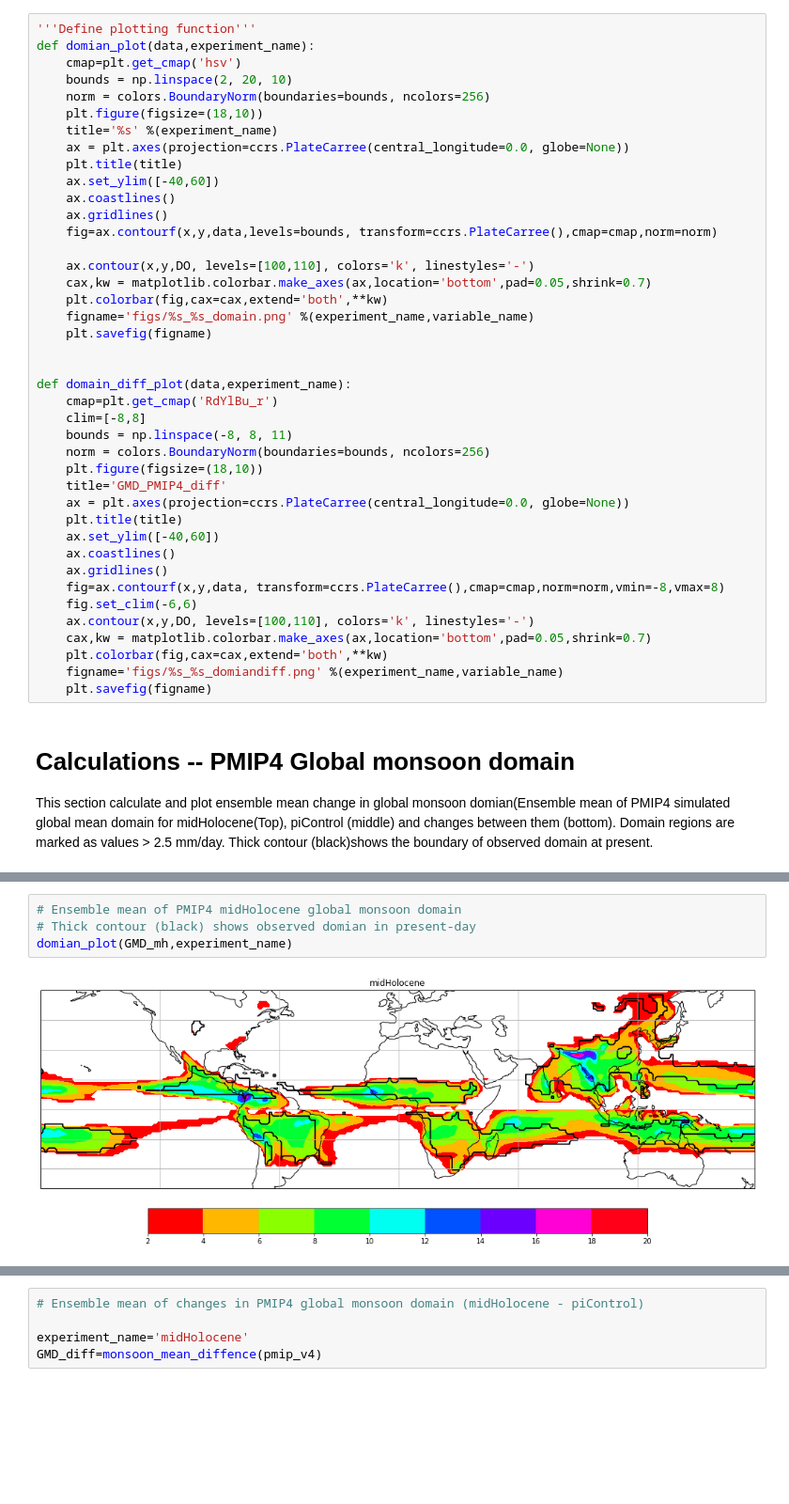
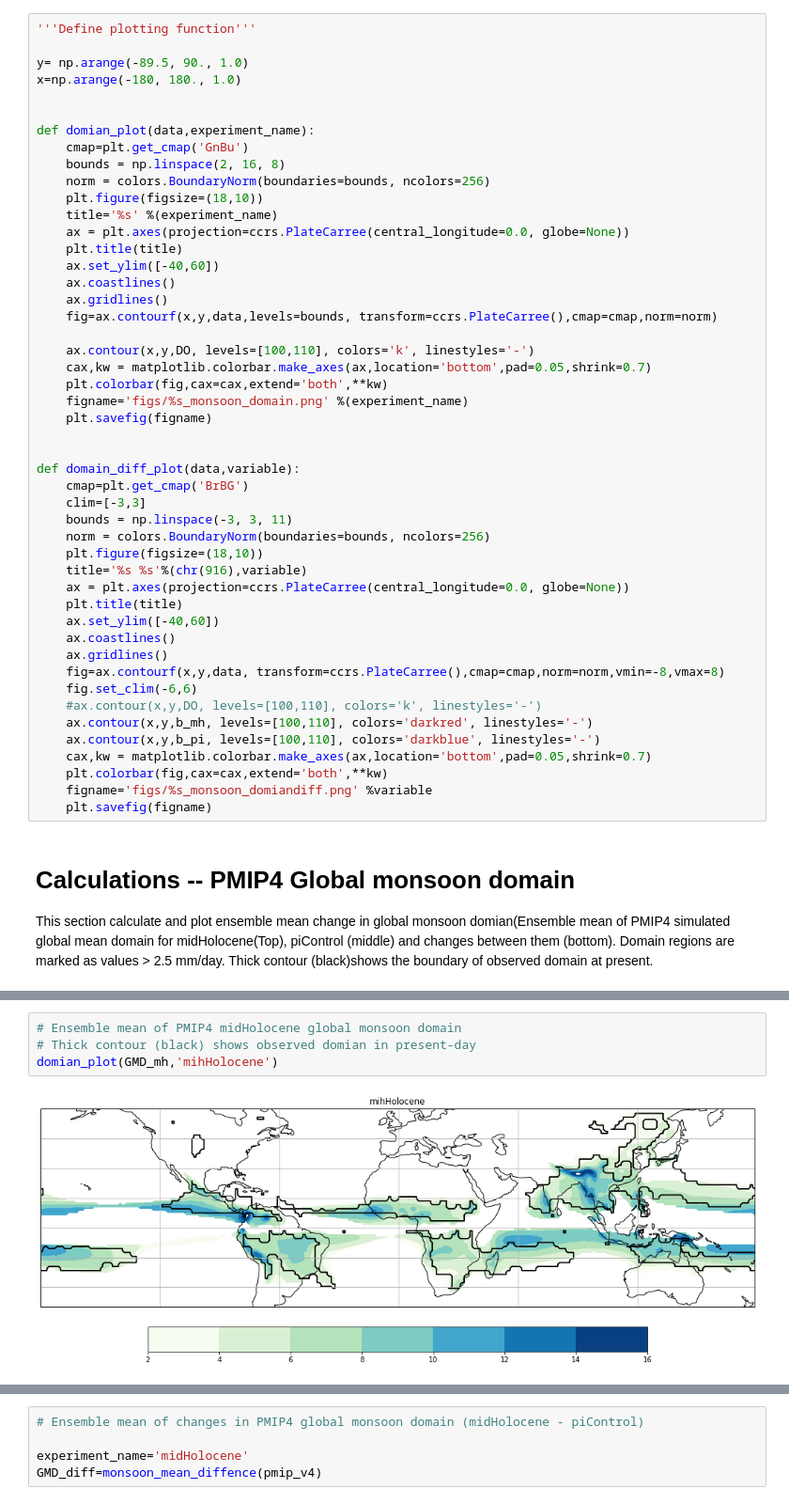
Before and after one commit to ucfahao/PMIP4-midHolocene, a Jupyter notebook: notebooks/PMIP4_MH_monsoon.ipynb, the cells around one changed output, grey strips where cells are left out. Shown at 94% size. Cells and saved outputs as stored; diff of their text form; blank space fills up the shorter version.

```diff
--- a/notebooks/PMIP4_MH_monsoon.ipynb
+++ b/notebooks/PMIP4_MH_monsoon.ipynb
@@ -289,8 +209,13 @@ def monsoon_mean_diffence(pmip_v):
 # %%
 '''Define plotting function'''
+
+y= np.arange(-89.5, 90., 1.0)
+x=np.arange(-180, 180., 1.0)
+
+
 def domian_plot(data,experiment_name):
-    cmap=plt.get_cmap('hsv')
-    bounds = np.linspace(2, 20, 10)
+    cmap=plt.get_cmap('GnBu')
+    bounds = np.linspace(2, 16, 8)
     norm = colors.BoundaryNorm(boundaries=bounds, ncolors=256)
     plt.figure(figsize=(18,10))
     title='%s' %(experiment_name)
@@ -304,17 +229,17 @@ def domian_plot(data,experiment_name):
     ax.contour(x,y,DO, levels=[100,110], colors='k', linestyles='-')
     cax,kw = matplotlib.colorbar.make_axes(ax,location='bottom',pad=0.05,shrink=0.7)
     plt.colorbar(fig,cax=cax,extend='both',**kw)
-    figname='figs/%s_%s_domain.png' %(experiment_name,variable_name)
+    figname='figs/%s_monsoon_domain.png' %(experiment_name)
     plt.savefig(figname)
 
 
-def domain_diff_plot(data,experiment_name):
-    cmap=plt.get_cmap('RdYlBu_r')
-    clim=[-8,8]
-    bounds = np.linspace(-8, 8, 11)
+def domain_diff_plot(data,variable):
+    cmap=plt.get_cmap('BrBG')
+    clim=[-3,3]
+    bounds = np.linspace(-3, 3, 11)
     norm = colors.BoundaryNorm(boundaries=bounds, ncolors=256)
     plt.figure(figsize=(18,10))
-    title='GMD_PMIP4_diff'
+    title='%s %s'%(chr(916),variable)
     ax = plt.axes(projection=ccrs.PlateCarree(central_longitude=0.0, globe=None))
     plt.title(title)
     ax.set_ylim([-40,60])
@@ -322,10 +247,12 @@ def domain_diff_plot(data,experiment_name):
     ax.gridlines()
     fig=ax.contourf(x,y,data, transform=ccrs.PlateCarree(),cmap=cmap,norm=norm,vmin=-8,vmax=8)
     fig.set_clim(-6,6)
-    ax.contour(x,y,DO, levels=[100,110], colors='k', linestyles='-')
+    #ax.contour(x,y,DO, levels=[100,110], colors='k', linestyles='-')
+    ax.contour(x,y,b_mh, levels=[100,110], colors='darkred', linestyles='-')
+    ax.contour(x,y,b_pi, levels=[100,110], colors='darkblue', linestyles='-')
     cax,kw = matplotlib.colorbar.make_axes(ax,location='bottom',pad=0.05,shrink=0.7)
     plt.colorbar(fig,cax=cax,extend='both',**kw)
-    figname='figs/%s_%s_domiandiff.png' %(experiment_name,variable_name)
+    figname='figs/%s_monsoon_domiandiff.png' %variable
     plt.savefig(figname)
 # %% [markdown]
 # Calculations -- PMIP4 Global monsoon domain
@@ -352,8 +268,8 @@ Reuse existing file: bilinear_94x192_180x360_peri.nc
 # %%
 # Ensemble mean of PMIP4 midHolocene global monsoon domain
 # Thick contour (black) shows observed domian in present-day
-domian_plot(GMD_mh,experiment_name)
+domian_plot(GMD_mh,'mihHolocene')
 # %% [output]
-[figure, old version]
+[figure, new version]
 # %%
 # Same as above but for piControl
```
Also changed, not shown: parts of 14 cells of this notebook, 5 other files.
